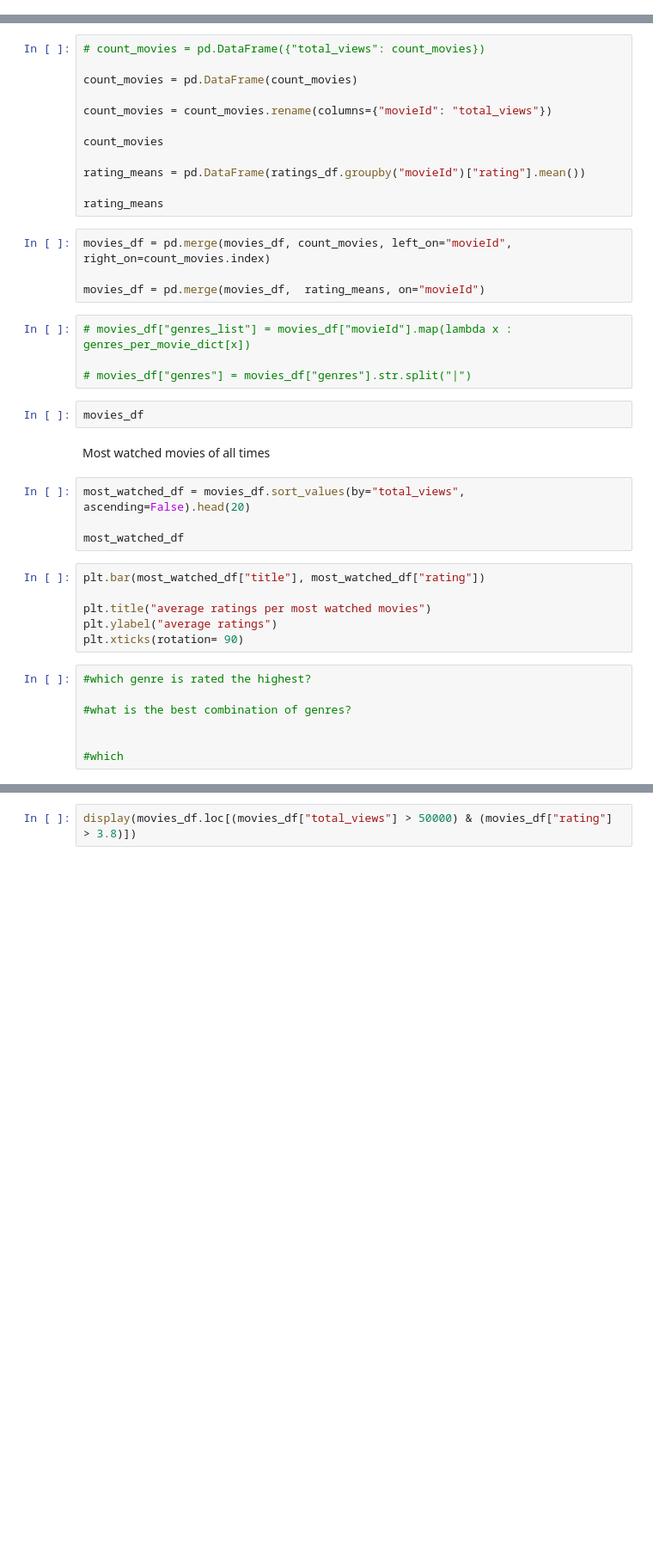
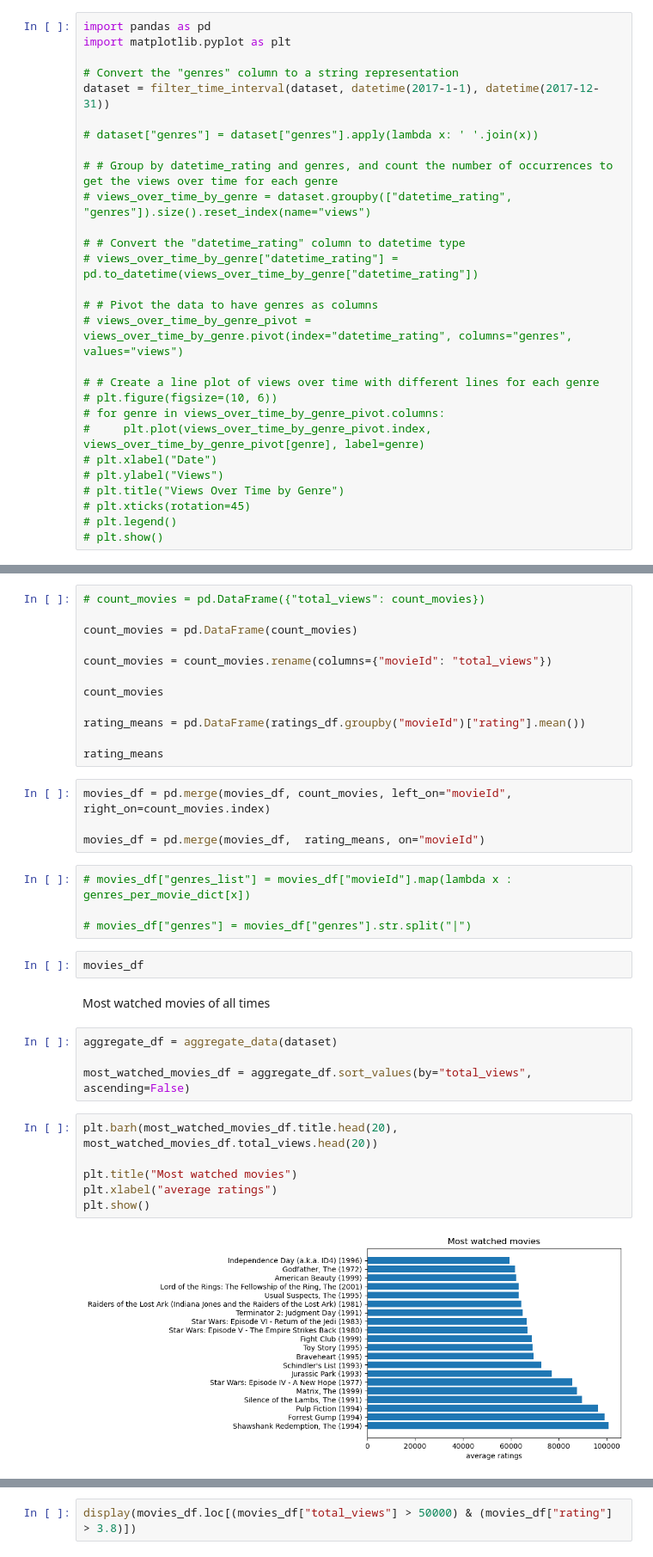
Before and after one commit to cesareressa/data_analysis, a Jupyter notebook: exploratory_analysis.ipynb, the cells around one changed output, grey strips where cells are left out. Shown at 86% size. Drawn from its saved outputs; the diff is of its cells as text; blank space fills up the shorter version.

```diff
--- a/exploratory_analysis.ipynb
+++ b/exploratory_analysis.ipynb
@@ -476,0 +416,28 @@ count_movies = df_complete.movieId.value_counts()
+# %%
+import pandas as pd
+import matplotlib.pyplot as plt
+
+# Convert the "genres" column to a string representation
+dataset = filter_time_interval(dataset, datetime(2017-1-1), datetime(2017-12-31))
+
+# dataset["genres"] = dataset["genres"].apply(lambda x: ' '.join(x))
+
+# # Group by datetime_rating and genres, and count the number of occurrences to get the views over time for each genre
+# views_over_time_by_genre = dataset.groupby(["datetime_rating", "genres"]).size().reset_index(name="views")
+
+# # Convert the "datetime_rating" column to datetime type
+# views_over_time_by_genre["datetime_rating"] = pd.to_datetime(views_over_time_by_genre["datetime_rating"])
+
+# # Pivot the data to have genres as columns
+# views_over_time_by_genre_pivot = views_over_time_by_genre.pivot(index="datetime_rating", columns="genres", values="views")
+
+# # Create a line plot of views over time with different lines for each genre
+# plt.figure(figsize=(10, 6))
+# for genre in views_over_time_by_genre_pivot.columns:
+#     plt.plot(views_over_time_by_genre_pivot.index, views_over_time_by_genre_pivot[genre], label=genre)
+# plt.xlabel("Date")
+# plt.ylabel("Views")
+# plt.title("Views Over Time by Genre")
+# plt.xticks(rotation=45)
+# plt.legend()
+# plt.show()
@@ -499,19 +488,14 @@ movies_df
 # %% [markdown]
 Most watched movies of all times
 # %%
-most_watched_df = movies_df.sort_values(by="total_views", ascending=False).head(20)
+aggregate_df = aggregate_data(dataset)
 
-most_watched_df
+most_watched_movies_df = aggregate_df.sort_values(by="total_views", ascending=False)
 # %%
-plt.bar(most_watched_df["title"], most_watched_df["rating"])
+plt.barh(most_watched_movies_df.title.head(20), most_watched_movies_df.total_views.head(20))
 
-plt.title("average ratings per most watched movies")
-plt.ylabel("average ratings")
-plt.xticks(rotation= 90)
+plt.title("Most watched movies")
+plt.xlabel("average ratings")
+plt.show()
+# %% [output]
+[figure, added]
-# %%
-#which genre is rated the highest?
-
-#what is the best combination of genres?
-
-
-#which
```
Also changed, not shown: parts of 64 cells of this notebook.
